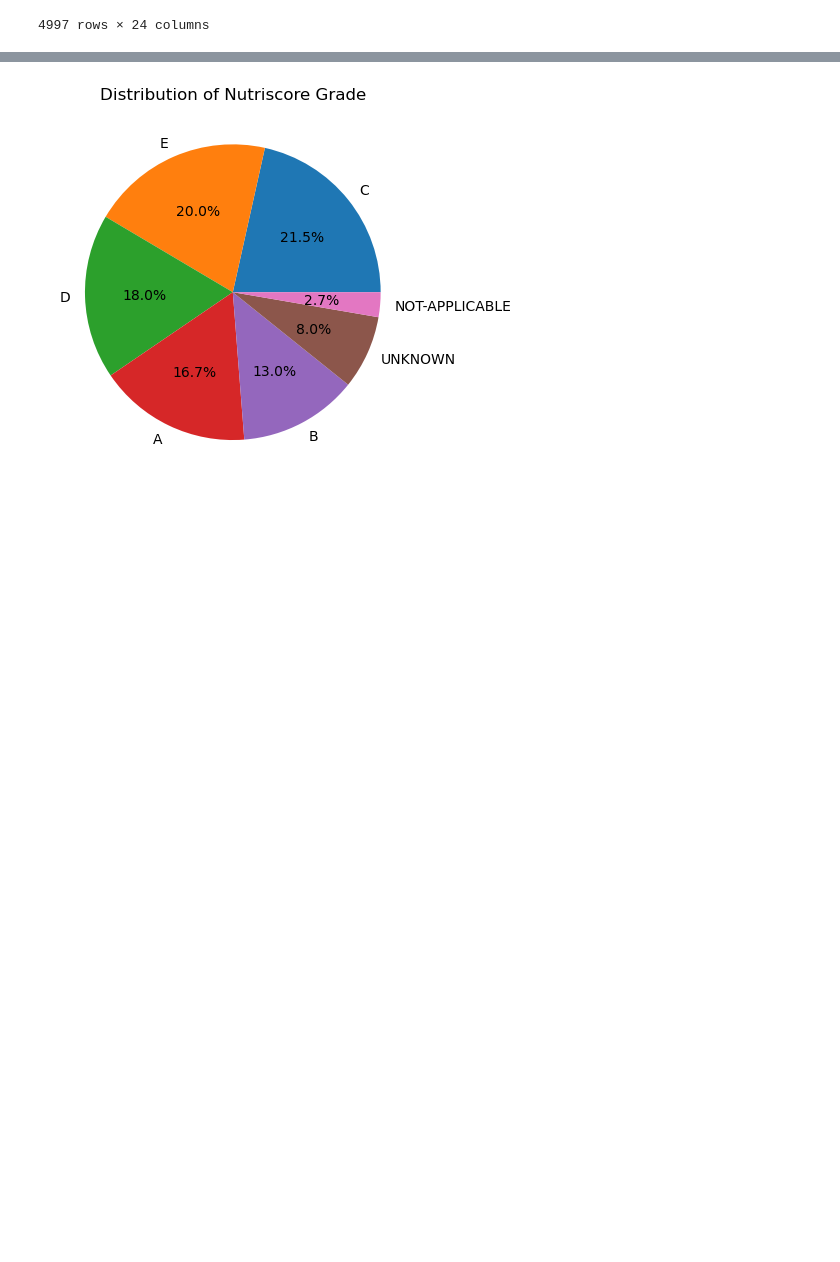
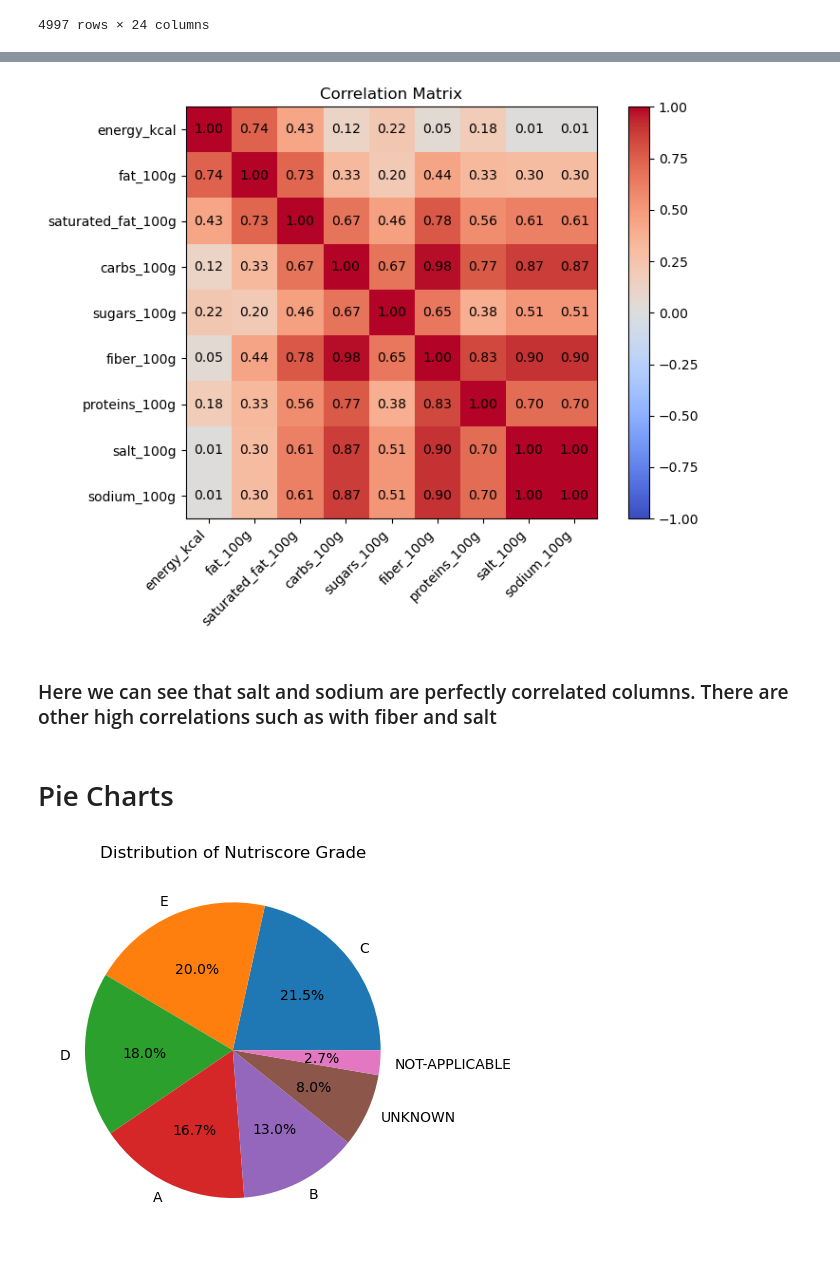
Before and after one commit to aarschne/CS5831Shared, a Jupyter notebook: Final/EDA.ipynb, the cells around one changed output, grey strips where cells are left out. Cells and saved outputs as stored; diff of their text form; code cells hidden in the pictures; blank space fills up the shorter version.

```diff
--- a/Final/EDA.ipynb
+++ b/Final/EDA.ipynb
@@ -33 +96,40 @@ df = df.drop(['product_name', 'brands', 'categories', 'ingredients', 'allergens'
+# %%
+# Here we look at correlations among the continuous columns
+
+# list of continuous columns
+cols_cont = ['energy_kcal','fat_100g','saturated_fat_100g','carbs_100g',
+        'sugars_100g','fiber_100g','proteins_100g','salt_100g','sodium_100g']
+
+# find correlations
+corr = df[cols_cont].corr()
+
+# plot the correlations
+fig, ax = plt.subplots(figsize=(8, 6))
+
+cax = ax.imshow(corr, cmap='coolwarm', vmin=-1, vmax=1)
+
+# ticks + labels
+ax.set_xticks(np.arange(len(cols_cont)))
+ax.set_yticks(np.arange(len(cols_cont)))
+ax.set_xticklabels(cols_cont, rotation=45, ha='right')
+ax.set_yticklabels(cols_cont)
+
+# add values inside cells
+for i in range(len(cols_cont)):
+    for j in range(len(cols_cont)):
+        ax.text(j, i, f"{corr.iloc[i, j]:.2f}",
+                ha="center", va="center", color="black")
+
+# colorbar
+fig.colorbar(cax)
+
+plt.title("Correlation Matrix")
+plt.tight_layout()
+plt.show()
+# %% [output]
+[figure, added]
+# %% [markdown]
+### Here we can see that salt and sodium are perfectly correlated columns. There are other high correlations such as with fiber and salt
+# %% [markdown]
+# Pie Charts
 # %%
```
Also changed, not shown: parts of 30 cells of this notebook, 3 other files.
